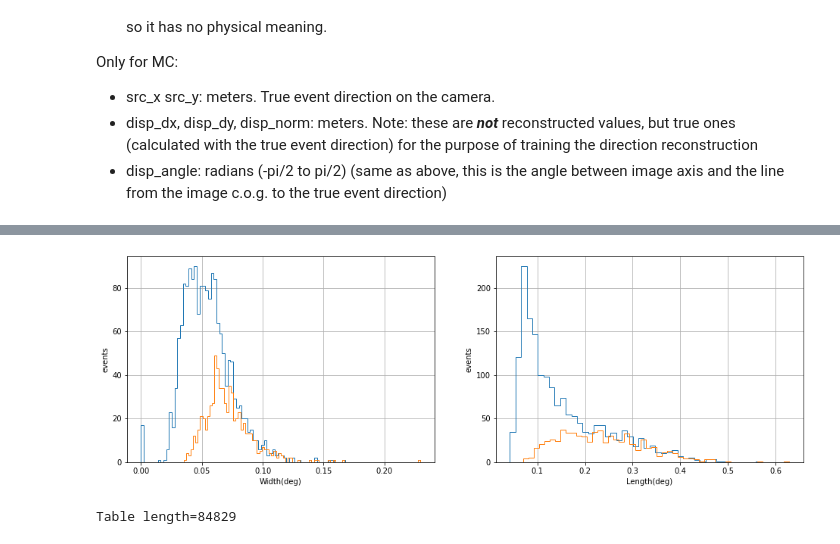
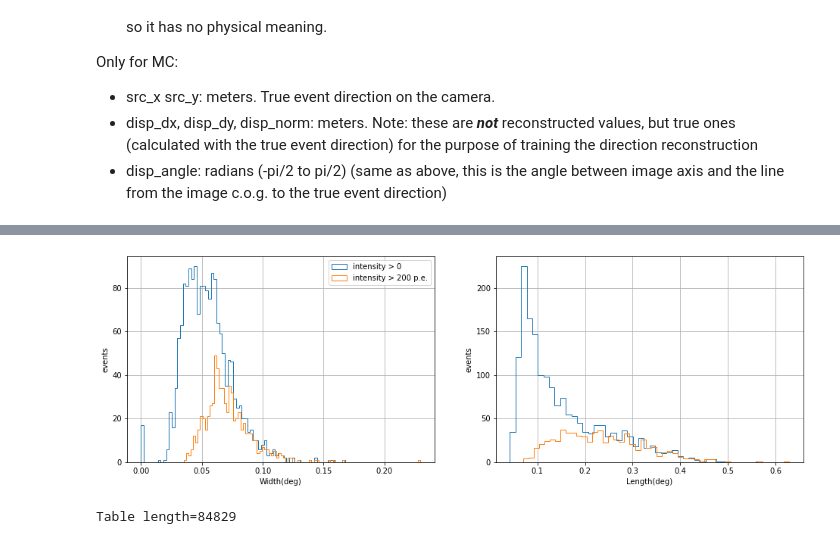
Before and after one commit to cta-observatory/2022_01_lstchain_school, a Jupyter notebook: DL1a_to_DL1b/explore_dl1_MC.ipynb, the cells around one changed output, grey strips where cells are left out. Saved outputs shown, nothing was run; the diff lists cells and outputs as text; code cells hidden in the pictures.

Commit message:
Labels

```diff
--- a/DL1a_to_DL1b/explore_dl1_MC.ipynb
+++ b/DL1a_to_DL1b/explore_dl1_MC.ipynb
@@ -185,29 +185,32 @@ Table length=2149
 # %%
 # Example plots: width and length distributions
 
 intensity_cut = dl1_parameters['intensity'] > 200
 fig = plt.figure(figsize=(16,5))
 
 fig.add_subplot(1, 2, 1)
 # Width distribution for all events:
-plt.hist(dl1_parameters['width'], bins=100, histtype='step')
+plt.hist(dl1_parameters['width'], bins=100, histtype='step', label='intensity > 0')
 # Now for higher intensities only:
 intensity_cut = dl1_parameters['intensity'] > 200
-plt.hist(dl1_parameters['width'][intensity_cut], bins=100, histtype='step')
+plt.hist(dl1_parameters['width'][intensity_cut], bins=100, histtype='step', label='intensity > 200 p.e.')
 plt.grid()
 plt.xlabel('Width(deg)')
 plt.ylabel('events')
+plt.legend()
 
 fig.add_subplot(1, 2, 2)
-plt.hist(dl1_parameters['length'], bins=50, histtype='step')
-plt.hist(dl1_parameters['length'][intensity_cut], bins=50, histtype='step')
+plt.hist(dl1_parameters['length'], bins=50, histtype='step', label='intensity > 0')
+plt.hist(dl1_parameters['length'][intensity_cut], bins=50, histtype='step', label='intensity > 200 p.e.')
 plt.grid()
 plt.xlabel('Length(deg)')
 plt.ylabel('events')
+plt.legend()
+
 
 plt.show()
 # %% [output]
-[figure, old version]
+[figure, new version]
 # %%
 # If you need to work with more statistics, you can create a table with many input files.
 # glob allows to use wildcards. Example with MC gamma files:
```
Also changed, not shown: 1 other file.
